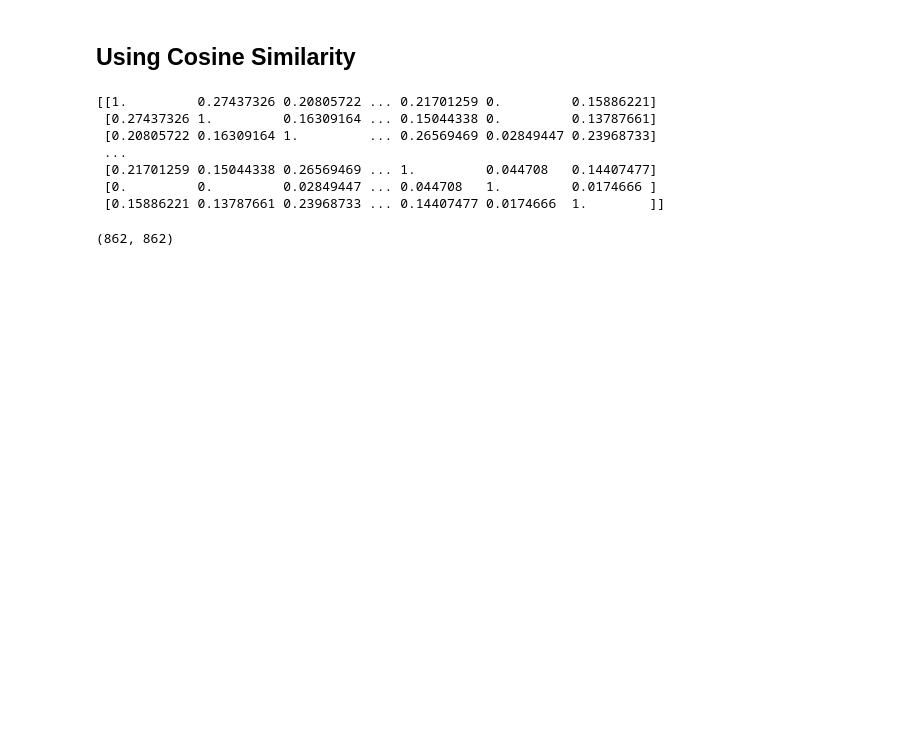
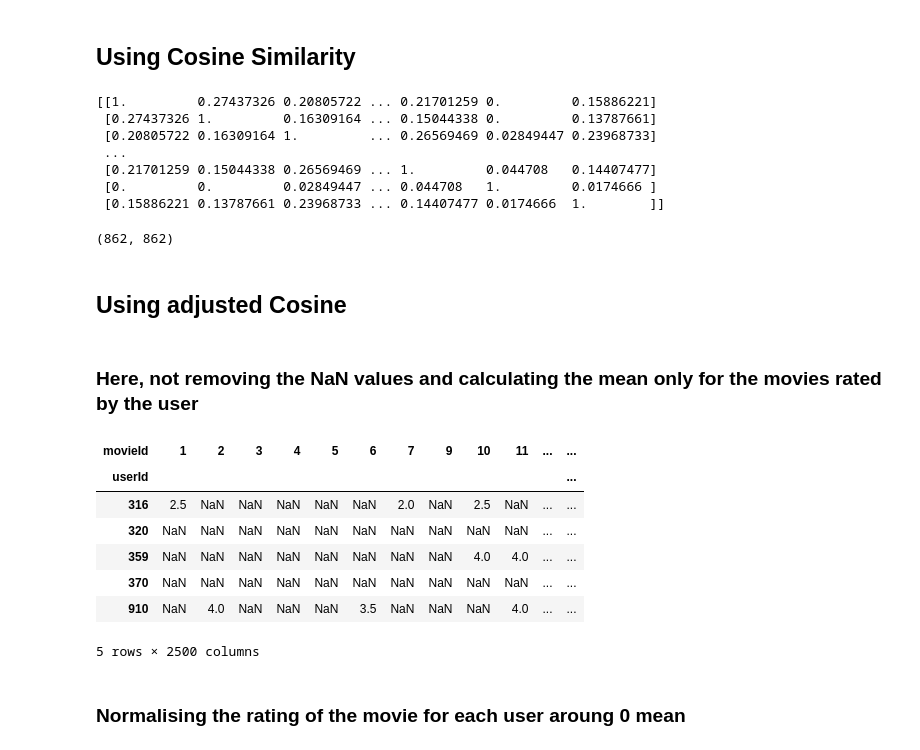
Before and after one commit to vivekkum-ar/Movie-Recommender-System, a Jupyter notebook: Recommender_for_movielens.ipynb, the cells around one changed output. Drawn from its saved outputs; the diff is of its cells as text; code cells hidden in the pictures; blank space fills up the shorter version.

Commit message:
User similarity using Adj. cosine

```diff
--- a/Recommender_for_movielens.ipynb
+++ b/Recommender_for_movielens.ipynb
@@ -122,3 +122,26 @@ print(user_correlation)
 user_correlation.shape
 # %% [output]
 (862, 862)
+# %% [markdown]
+## Using adjusted Cosine
+# %% [markdown]
+### Here, not removing the NaN values and calculating the mean only for the movies rated by the user
+# %%
+movie_features = train.pivot(
+    index='userId',
+    columns='movieId',
+    values='rating'
+)
+# %%
+movie_features.head()
+# %% [output]
+| movieId | 1 | 2 | 3 | 4 | 5 | 6 | 7 | 9 | 10 | 11 | ... | ... |
+| userId |  |  |  |  |  |  |  |  |  |  |  | ... |
+| 316 | 2.5 | NaN | NaN | NaN | NaN | NaN | 2.0 | NaN | 2.5 | NaN | ... | ... |
+| 320 | NaN | NaN | NaN | NaN | NaN | NaN | NaN | NaN | NaN | NaN | ... | ... |
+| 359 | NaN | NaN | NaN | NaN | NaN | NaN | NaN | NaN | 4.0 | 4.0 | ... | ... |
+| 370 | NaN | NaN | NaN | NaN | NaN | NaN | NaN | NaN | NaN | NaN | ... | ... |
+| 910 | NaN | 4.0 | NaN | NaN | NaN | 3.5 | NaN | NaN | NaN | 4.0 | ... | ... |
+5 rows × 2500 columns
+# %% [markdown]
+### Normalising the rating of the movie for each user aroung 0 mean
```
Also changed, not shown: parts of 4 cells of this notebook.
